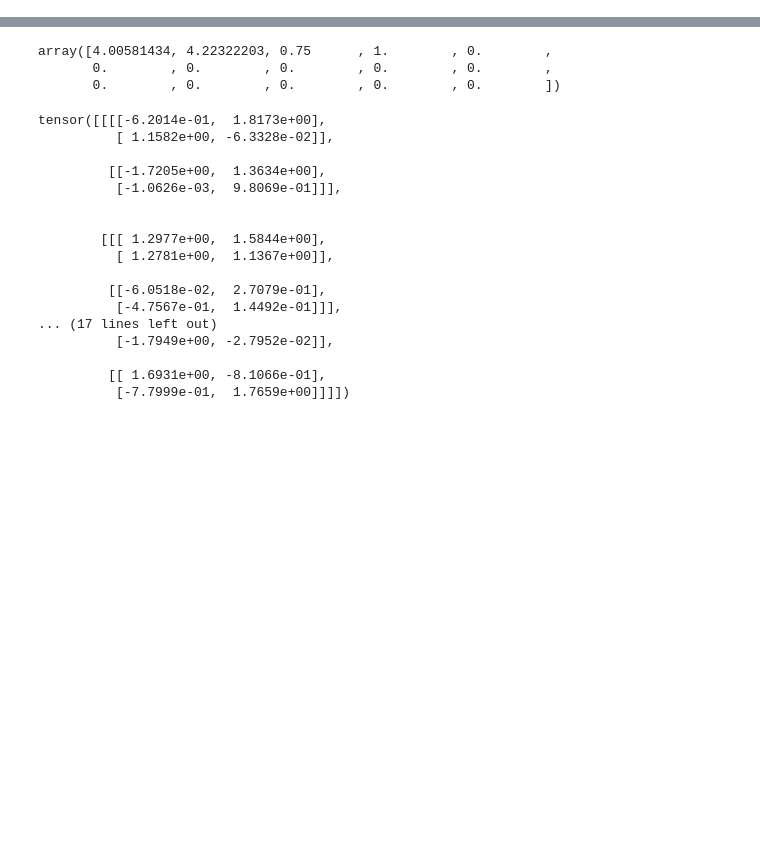
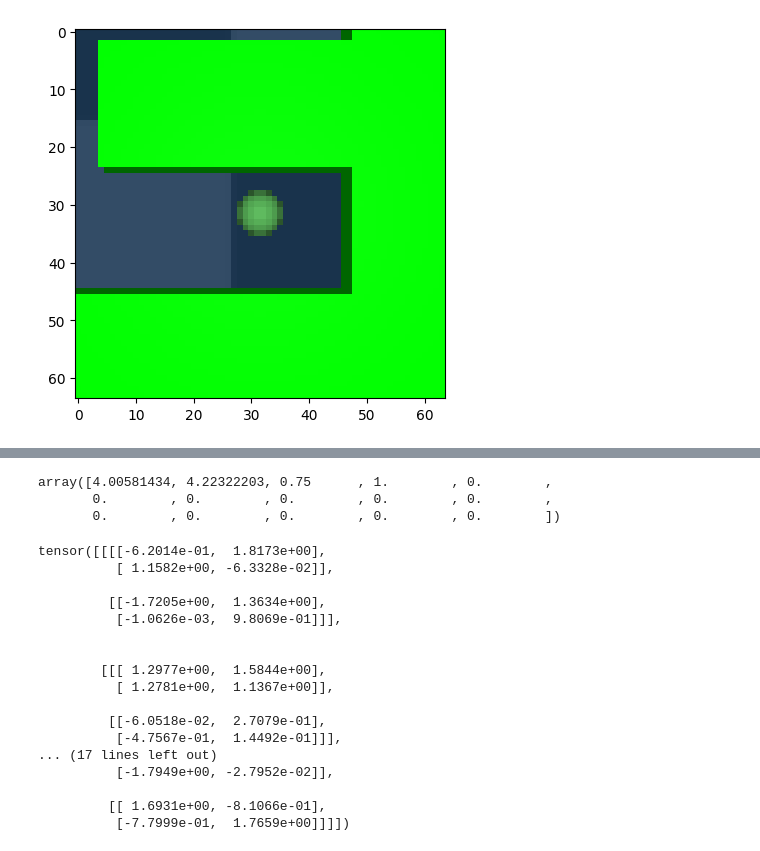
Before and after one commit to nRknpy/WorldModel2024-IntrinsicMotivation, a Jupyter notebook: src/debug.ipynb, the cells around one changed output, grey strips where cells are left out. Saved outputs shown, nothing was run; the diff lists cells and outputs as text; code cells hidden in the pictures; blank space fills up the shorter version.

```diff
--- a/src/debug.ipynb
+++ b/src/debug.ipynb
@@ -16,0 +19,7 @@ plt.show()
+# %%
+obs = env.reset()
+
+plt.imshow(obs)
+plt.show()
+# %% [output]
+[figure, added]
```
Also changed, not shown: parts of 5 cells of this notebook, 13 other files.
